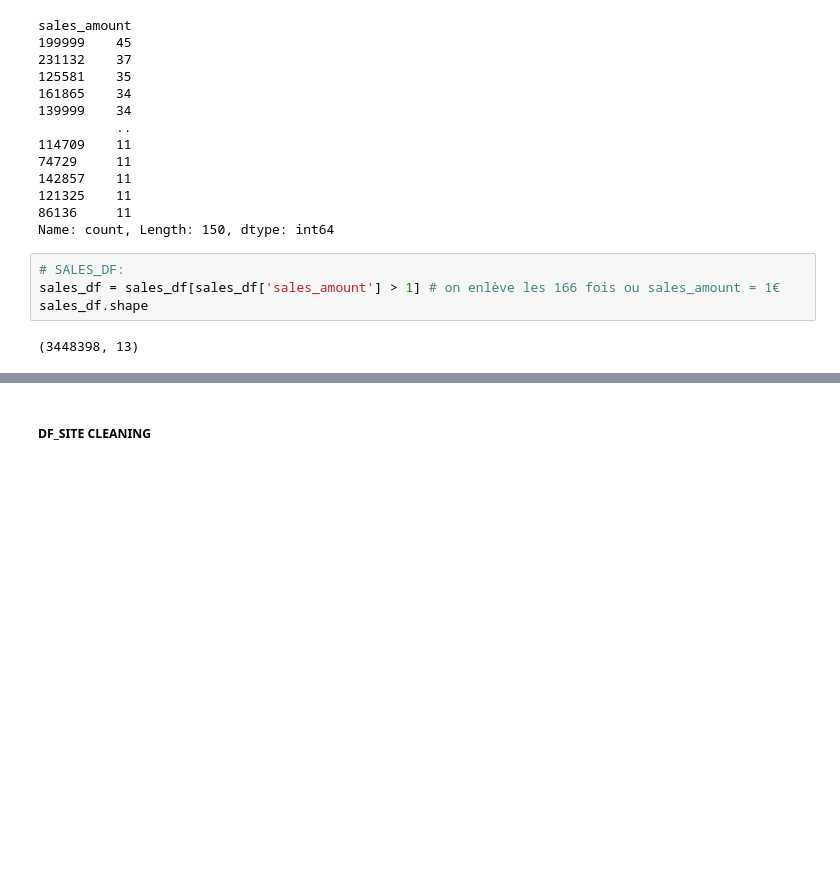
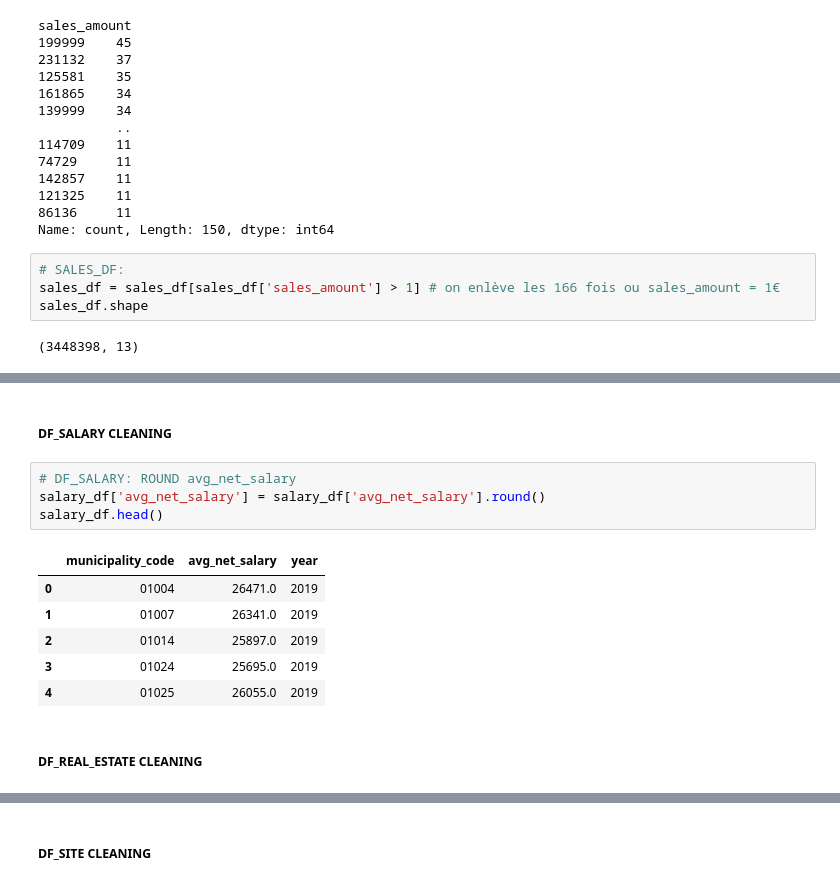
Before and after one commit to MChvtta/prello_scoring_system, a Jupyter notebook: notebooks/MC_Prello_Project.ipynb, the cells around one changed output, grey strips where cells are left out. Drawn from its saved outputs; the diff is of its cells as text; blank space fills up the shorter version.

```diff
--- a/notebooks/MC_Prello_Project.ipynb
+++ b/notebooks/MC_Prello_Project.ipynb
@@ -612,3 +637,18 @@ fig = px.histogram(sales_df, x='sales_amount', nbins=400, title='Distribution de
 fig.show()
 # %% [output]
 [interactive output not drawn]
+# %% [markdown]
+##### DF_SALARY CLEANING
+# %%
+# DF_SALARY: ROUND avg_net_salary
+salary_df['avg_net_salary'] = salary_df['avg_net_salary'].round()
+salary_df.head()
+# %% [output]
+|  | municipality_code | avg_net_salary | year |
+| 0 | 01004 | 26471.0 | 2019 |
+| 1 | 01007 | 26341.0 | 2019 |
+| 2 | 01014 | 25897.0 | 2019 |
+| 3 | 01024 | 25695.0 | 2019 |
+| 4 | 01025 | 26055.0 | 2019 |
+# %% [markdown]
+##### DF_REAL_ESTATE CLEANING
```
Also changed, not shown: parts of 20 cells of this notebook, 1 other file.
